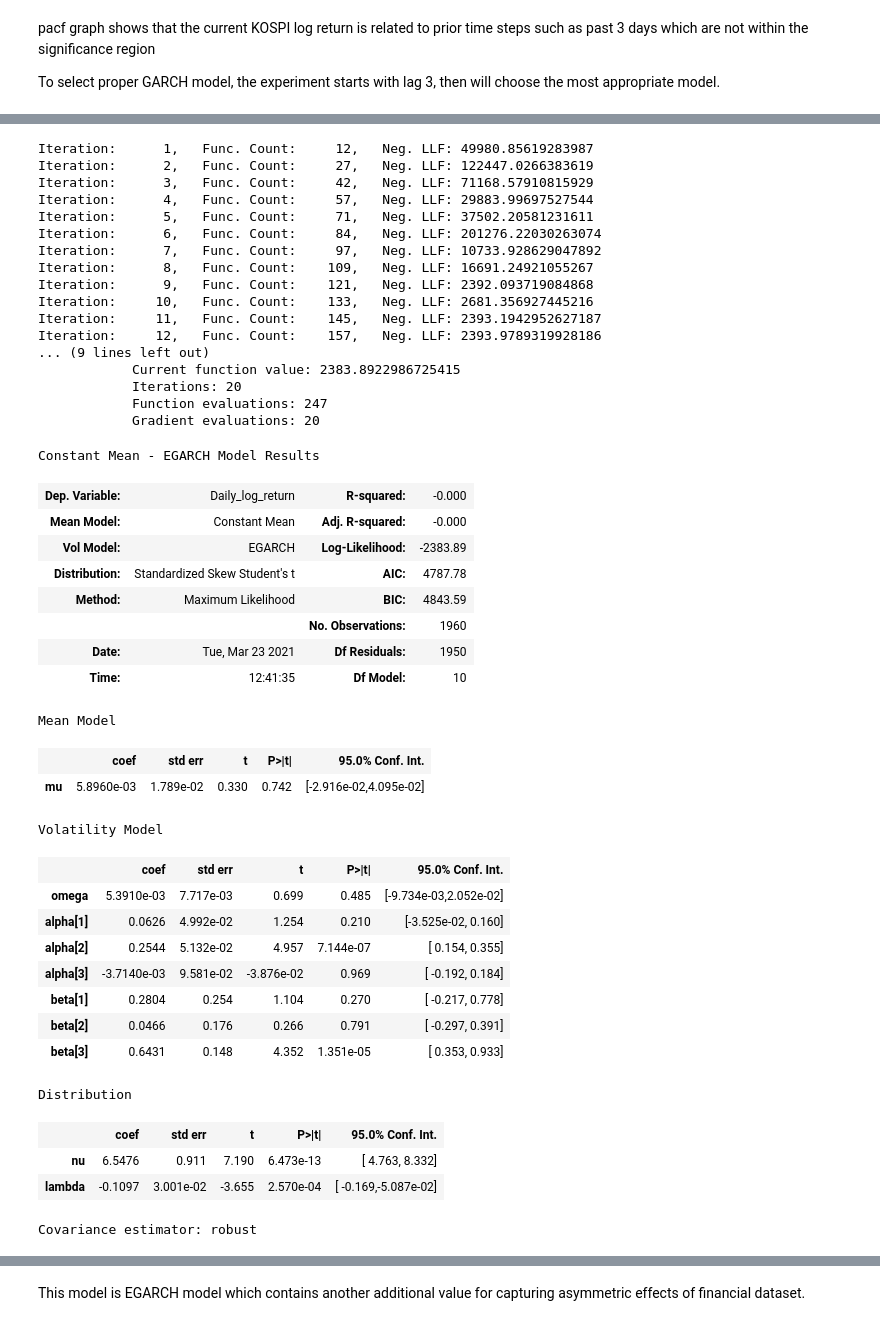
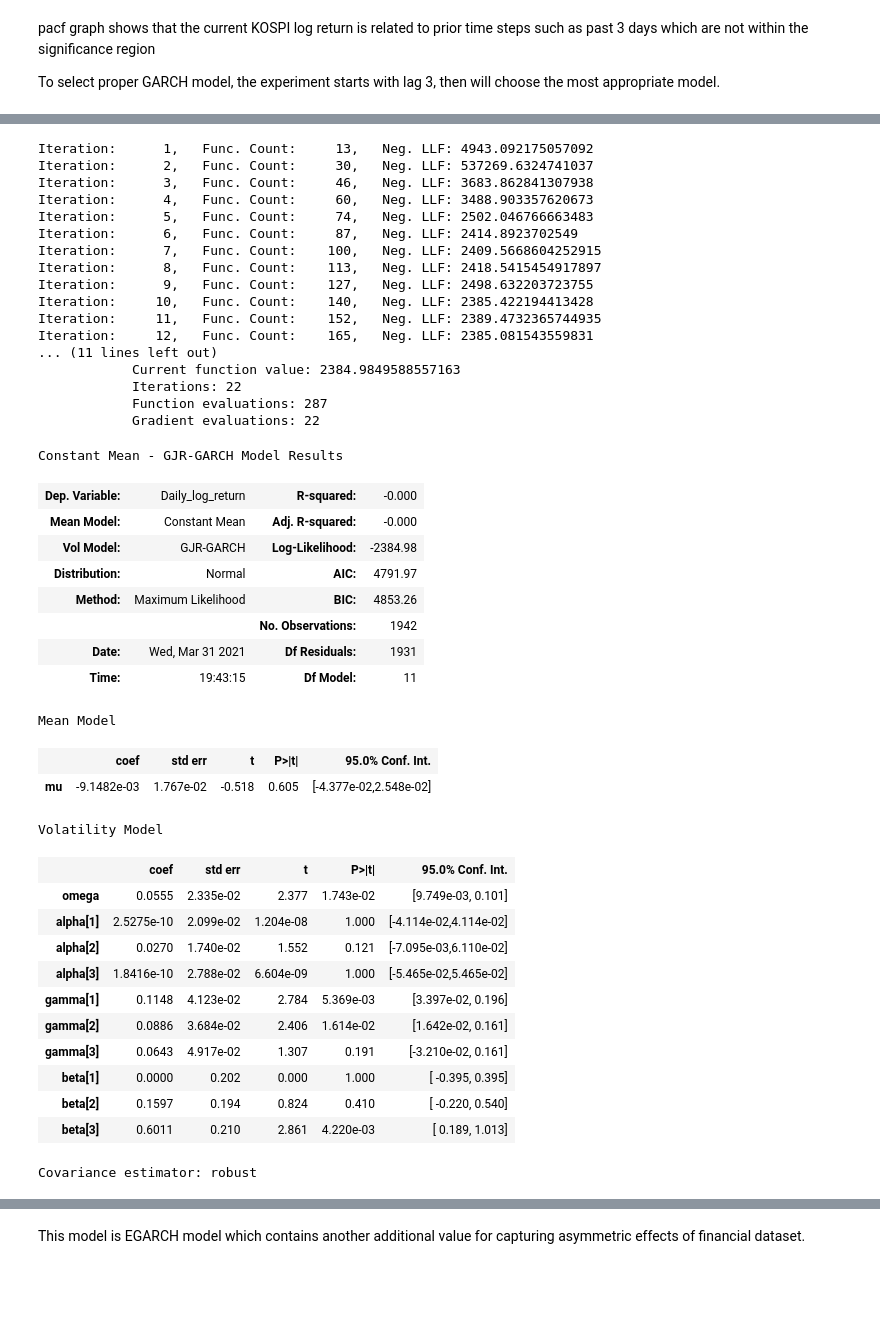
Before and after one commit to eddie8615/cs_project, a Jupyter notebook: garch.ipynb, the cells around one changed output, grey strips where cells are left out. Cells and saved outputs as stored; diff of their text form; code cells hidden in the pictures; blank space fills up the shorter version.

```diff
--- a/garch.ipynb
+++ b/garch.ipynb
@@ -7,6 +7,6 @@ import arch
 from arch import arch_model
 import data_reader as dr
 # %%
-data, source = dr.read('kospi.csv')
+data = dr.read()
 data.info()
 # %% [output]
@@ -333,51 +311,50 @@ Covariance estimator: robust
 # %%
-egm_lag3 = arch_model(trainReturn*100, p=3, q=3, vol='egarch',dist='skewt')
+egm_lag3 = arch_model(trainReturn*100, p=3, q=3, o=3)
 egm_lag3_fit = egm_lag3.fit()
 egm_lag3_fit.summary()
 # %% [output]
-Iteration:      1,   Func. Count:     12,   Neg. LLF: 49980.85619283987
-Iteration:      2,   Func. Count:     27,   Neg. LLF: 122447.0266383619
-Iteration:      3,   Func. Count:     42,   Neg. LLF: 71168.57910815929
-Iteration:      4,   Func. Count:     57,   Neg. LLF: 29883.99697527544
-Iteration:      5,   Func. Count:     71,   Neg. LLF: 37502.20581231611
-Iteration:      6,   Func. Count:     84,   Neg. LLF: 201276.22030263074
-Iteration:      7,   Func. Count:     97,   Neg. LLF: 10733.928629047892
-Iteration:      8,   Func. Count:    109,   Neg. LLF: 16691.24921055267
-Iteration:      9,   Func. Count:    121,   Neg. LLF: 2392.093719084868
-Iteration:     10,   Func. Count:    133,   Neg. LLF: 2681.356927445216
-Iteration:     11,   Func. Count:    145,   Neg. LLF: 2393.1942952627187
-Iteration:     12,   Func. Count:    157,   Neg. LLF: 2393.9789319928186
-... (9 lines left out)
-            Current function value: 2383.8922986725415
-            Iterations: 20
-            Function evaluations: 247
-            Gradient evaluations: 20
+Iteration:      1,   Func. Count:     13,   Neg. LLF: 4943.092175057092
+Iteration:      2,   Func. Count:     30,   Neg. LLF: 537269.6324741037
+Iteration:      3,   Func. Count:     46,   Neg. LLF: 3683.862841307938
+Iteration:      4,   Func. Count:     60,   Neg. LLF: 3488.903357620673
+Iteration:      5,   Func. Count:     74,   Neg. LLF: 2502.046766663483
+Iteration:      6,   Func. Count:     87,   Neg. LLF: 2414.8923702549
+Iteration:      7,   Func. Count:    100,   Neg. LLF: 2409.5668604252915
+Iteration:      8,   Func. Count:    113,   Neg. LLF: 2418.5415454917897
+Iteration:      9,   Func. Count:    127,   Neg. LLF: 2498.632203723755
+Iteration:     10,   Func. Count:    140,   Neg. LLF: 2385.422194413428
+Iteration:     11,   Func. Count:    152,   Neg. LLF: 2389.4732365744935
+Iteration:     12,   Func. Count:    165,   Neg. LLF: 2385.081543559831
+... (11 lines left out)
+            Current function value: 2384.9849588557163
+            Iterations: 22
+            Function evaluations: 287
+            Gradient evaluations: 22
-Constant Mean - EGARCH Model Results
+Constant Mean - GJR-GARCH Model Results
 | Dep. Variable: | Daily_log_return | R-squared: | -0.000 |
 | Mean Model: | Constant Mean | Adj. R-squared: | -0.000 |
-| Vol Model: | EGARCH | Log-Likelihood: | -2383.89 |
-| Distribution: | Standardized Skew Student's t | AIC: | 4787.78 |
-| Method: | Maximum Likelihood | BIC: | 4843.59 |
-|  |  | No. Observations: | 1960 |
-| Date: | Tue, Mar 23 2021 | Df Residuals: | 1950 |
-| Time: | 12:41:35 | Df Model: | 10 |
+| Vol Model: | GJR-GARCH | Log-Likelihood: | -2384.98 |
+| Distribution: | Normal | AIC: | 4791.97 |
+| Method: | Maximum Likelihood | BIC: | 4853.26 |
+|  |  | No. Observations: | 1942 |
+| Date: | Wed, Mar 31 2021 | Df Residuals: | 1931 |
+| Time: | 19:43:15 | Df Model: | 11 |
 Mean Model
 |  | coef | std err | t | P>|t| | 95.0% Conf. Int. |
-| mu | 5.8960e-03 | 1.789e-02 | 0.330 | 0.742 | [-2.916e-02,4.095e-02] |
+| mu | -9.1482e-03 | 1.767e-02 | -0.518 | 0.605 | [-4.377e-02,2.548e-02] |
 Volatility Model
 |  | coef | std err | t | P>|t| | 95.0% Conf. Int. |
-| omega | 5.3910e-03 | 7.717e-03 | 0.699 | 0.485 | [-9.734e-03,2.052e-02] |
-| alpha[1] | 0.0626 | 4.992e-02 | 1.254 | 0.210 | [-3.525e-02, 0.160] |
-| alpha[2] | 0.2544 | 5.132e-02 | 4.957 | 7.144e-07 | [ 0.154, 0.355] |
-| alpha[3] | -3.7140e-03 | 9.581e-02 | -3.876e-02 | 0.969 | [ -0.192, 0.184] |
-| beta[1] | 0.2804 | 0.254 | 1.104 | 0.270 | [ -0.217, 0.778] |
-| beta[2] | 0.0466 | 0.176 | 0.266 | 0.791 | [ -0.297, 0.391] |
-| beta[3] | 0.6431 | 0.148 | 4.352 | 1.351e-05 | [ 0.353, 0.933] |
+| omega | 0.0555 | 2.335e-02 | 2.377 | 1.743e-02 | [9.749e-03, 0.101] |
+| alpha[1] | 2.5275e-10 | 2.099e-02 | 1.204e-08 | 1.000 | [-4.114e-02,4.114e-02] |
+| alpha[2] | 0.0270 | 1.740e-02 | 1.552 | 0.121 | [-7.095e-03,6.110e-02] |
+| alpha[3] | 1.8416e-10 | 2.788e-02 | 6.604e-09 | 1.000 | [-5.465e-02,5.465e-02] |
+| gamma[1] | 0.1148 | 4.123e-02 | 2.784 | 5.369e-03 | [3.397e-02, 0.196] |
+| gamma[2] | 0.0886 | 3.684e-02 | 2.406 | 1.614e-02 | [1.642e-02, 0.161] |
+| gamma[3] | 0.0643 | 4.917e-02 | 1.307 | 0.191 | [-3.210e-02, 0.161] |
+| beta[1] | 0.0000 | 0.202 | 0.000 | 1.000 | [ -0.395, 0.395] |
+| beta[2] | 0.1597 | 0.194 | 0.824 | 0.410 | [ -0.220, 0.540] |
+| beta[3] | 0.6011 | 0.210 | 2.861 | 4.220e-03 | [ 0.189, 1.013] |
-Distribution
+Covariance estimator: robust
-|  | coef | std err | t | P>|t| | 95.0% Conf. Int. |
-| nu | 6.5476 | 0.911 | 7.190 | 6.473e-13 | [ 4.763, 8.332] |
-| lambda | -0.1097 | 3.001e-02 | -3.655 | 2.570e-04 | [ -0.169,-5.087e-02] |
-Covariance estimator: robust
 # %%
 garch_tuned = arch_model(trainReturn*100, p=2, q=3, dist='skewt')
 garch_tuned_fit = garch_tuned.fit()
```
Also changed, not shown: parts of 20 cells of this notebook, 11 other files.
